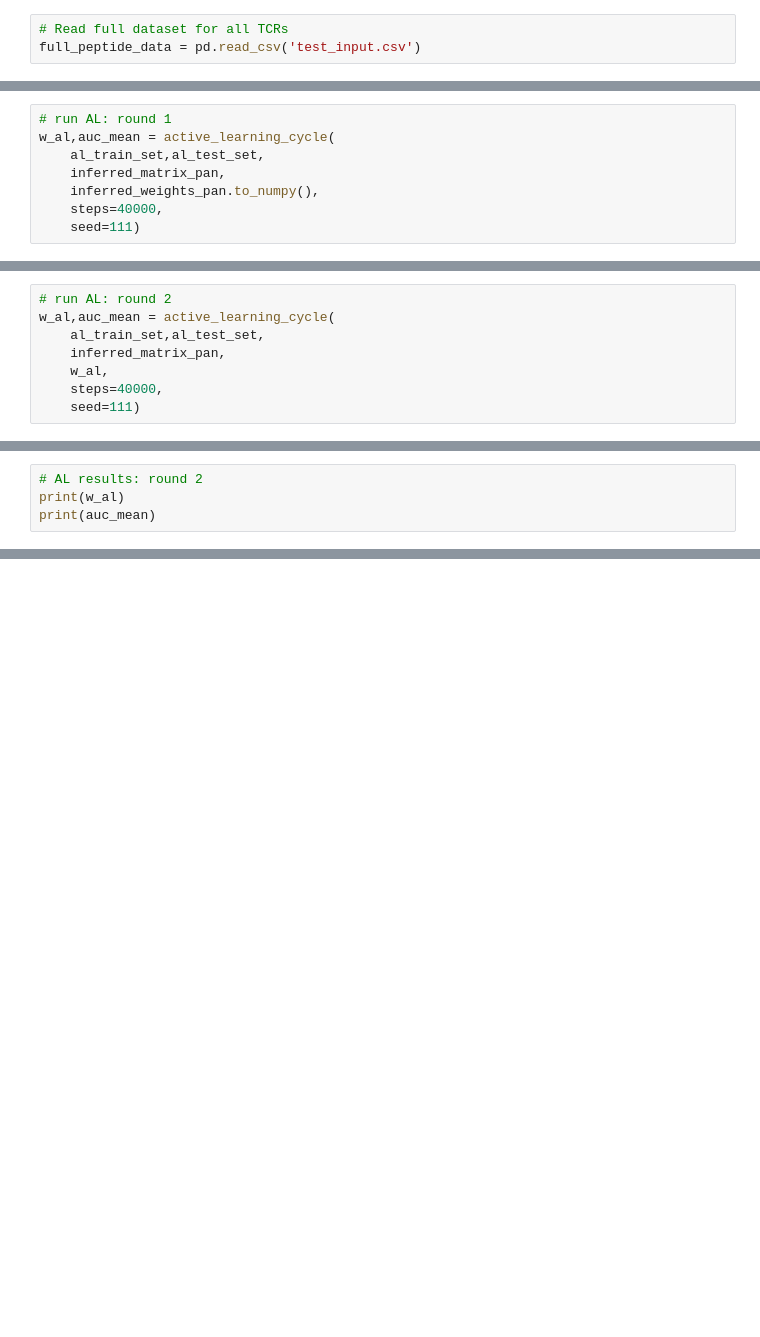
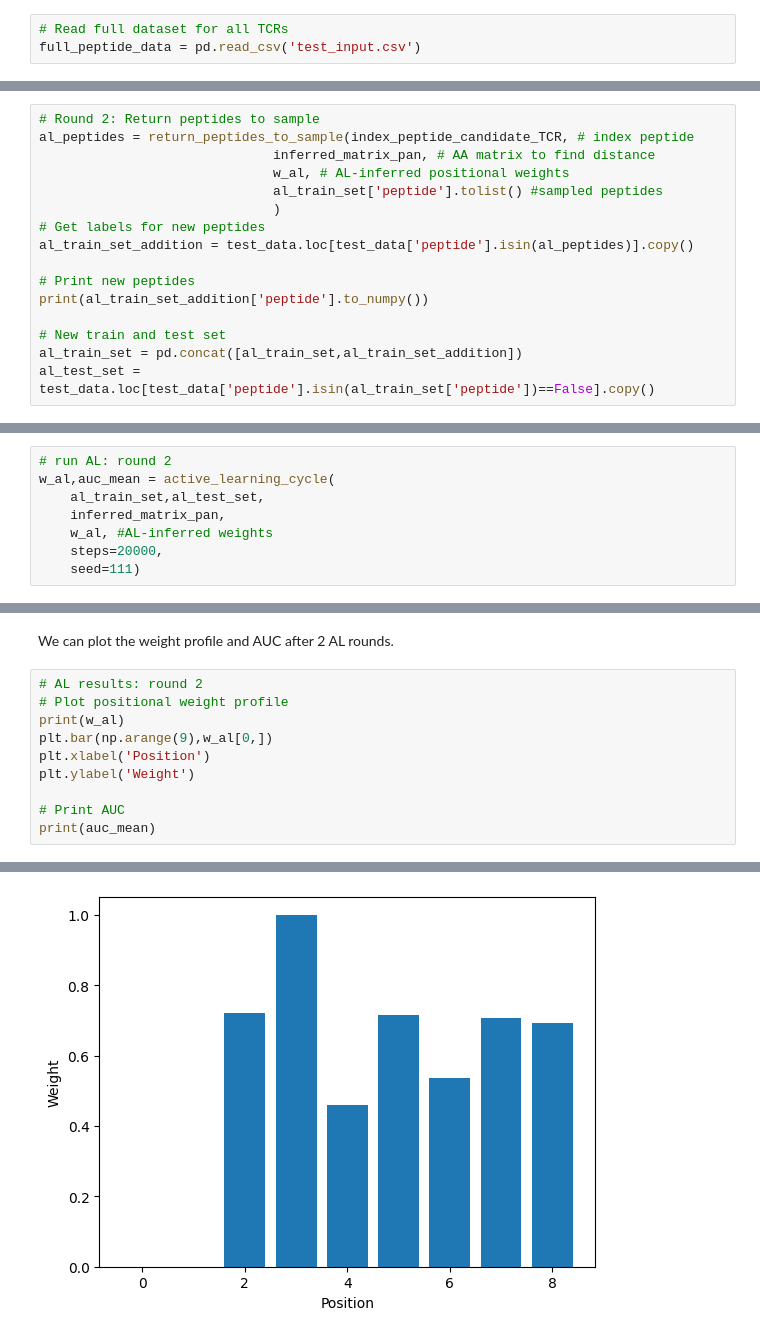
Before and after one commit to meyer-lab-cshl/BATMAN, a Jupyter notebook: run_batman/BATMAN_AL.ipynb, the cells around one changed output, grey strips where cells are left out. Drawn from its saved outputs; the diff is of its cells as text; blank space fills up the shorter version.

```diff
--- a/run_batman/BATMAN_AL.ipynb
+++ b/run_batman/BATMAN_AL.ipynb
@@ -62,0 +189,16 @@ al_test_set = test_data.loc[test_data['peptide'].isin(al_train_set['peptide'])==
+# %%
+# Round 2: Return peptides to sample
+al_peptides = return_peptides_to_sample(index_peptide_candidate_TCR, # index peptide
+                              inferred_matrix_pan, # AA matrix to find distance
+                              w_al, # AL-inferred positional weights
+                              al_train_set['peptide'].tolist() #sampled peptides
+                              )
+# Get labels for new peptides
+al_train_set_addition = test_data.loc[test_data['peptide'].isin(al_peptides)].copy()
+
+# Print new peptides
+print(al_train_set_addition['peptide'].to_numpy())
+
+# New train and test set
+al_train_set = pd.concat([al_train_set,al_train_set_addition])
+al_test_set = test_data.loc[test_data['peptide'].isin(al_train_set['peptide'])==False].copy()
@@ -63,9 +210,9 @@ al_test_set = test_data.loc[test_data['peptide'].isin(al_train_set['peptide'])==
 # %%
-# run AL: round 1
+# run AL: round 2
 w_al,auc_mean = active_learning_cycle(
     al_train_set,al_test_set,
     inferred_matrix_pan,
-    inferred_weights_pan.to_numpy(),
-    steps=40000,
+    w_al, #AL-inferred weights
+    steps=20000,
     seed=111)
 # %% [output]
@@ -94,8 +220,0 @@ al_test_set = test_data.loc[test_data['peptide'].isin(al_train_set['peptide'])==
-# %%
-# run AL: round 2
-w_al,auc_mean = active_learning_cycle(
-    al_train_set,al_test_set,
-    inferred_matrix_pan,
-    w_al,
-    steps=40000,
-    seed=111)
@@ -105,5 +221,13 @@ Shape validation failed: input_shape: (1, 50000), minimum_shape: (chains=2, draw
+# %% [markdown]
+We can plot the weight profile and AUC after 2 AL rounds.
 # %%
 # AL results: round 2
+# Plot positional weight profile
 print(w_al)
+plt.bar(np.arange(9),w_al[0,])
+plt.xlabel('Position')
+plt.ylabel('Weight')
+
+# Print AUC
 print(auc_mean)
 # %% [output]
@@ -112,0 +238 @@ print(auc_mean)
+[figure, added]
```
Also changed, not shown: parts of 40 cells of this notebook.
